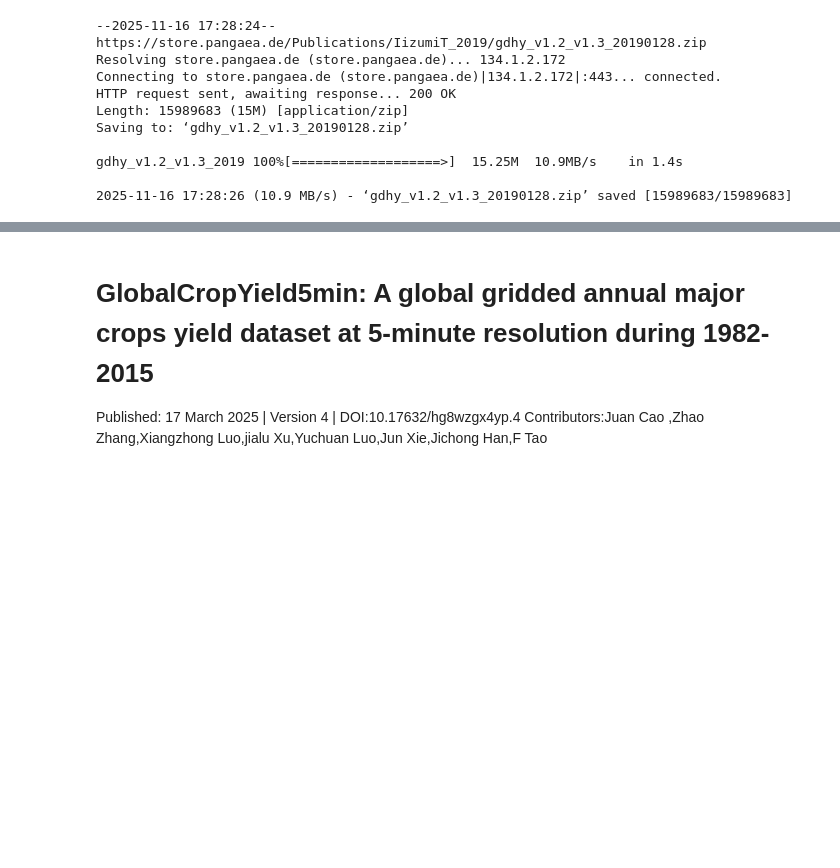
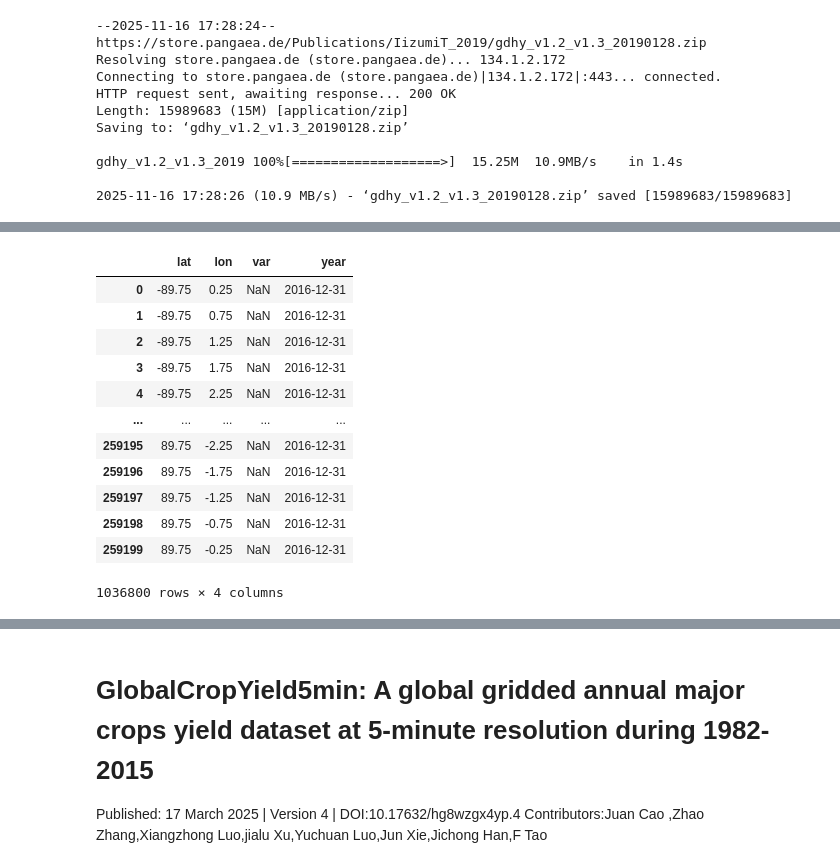
Before and after one commit to davidguzmanr/COMP-685-Fall-2025, a Jupyter notebook: notebooks/import_tests.ipynb, the cells around one changed output, grey strips where cells are left out. Saved outputs shown, nothing was run; the diff lists cells and outputs as text; code cells hidden in the pictures; blank space fills up the shorter version.

```diff
--- a/notebooks/import_tests.ipynb
+++ b/notebooks/import_tests.ipynb
@@ -315,3 +247,19 @@ df['lon'] = [i if i <= 180 else -360 + i for i in df['lon']]
+# %%
+df[df['year']==datetime(2016, 12, 31)]
+# %% [output]
+|  | lat | lon | var | year |
+| 0 | -89.75 | 0.25 | NaN | 2016-12-31 |
+| 1 | -89.75 | 0.75 | NaN | 2016-12-31 |
+| 2 | -89.75 | 1.25 | NaN | 2016-12-31 |
+| 3 | -89.75 | 1.75 | NaN | 2016-12-31 |
+| 4 | -89.75 | 2.25 | NaN | 2016-12-31 |
+| ... | ... | ... | ... | ... |
+| 259195 | 89.75 | -2.25 | NaN | 2016-12-31 |
+| 259196 | 89.75 | -1.75 | NaN | 2016-12-31 |
+| 259197 | 89.75 | -1.25 | NaN | 2016-12-31 |
+| 259198 | 89.75 | -0.75 | NaN | 2016-12-31 |
+| 259199 | 89.75 | -0.25 | NaN | 2016-12-31 |
+1036800 rows × 4 columns
 # %%
 import matplotlib.pyplot as plt
 import geopandas as gpd
```
Also changed, not shown: parts of 25 cells of this notebook.
